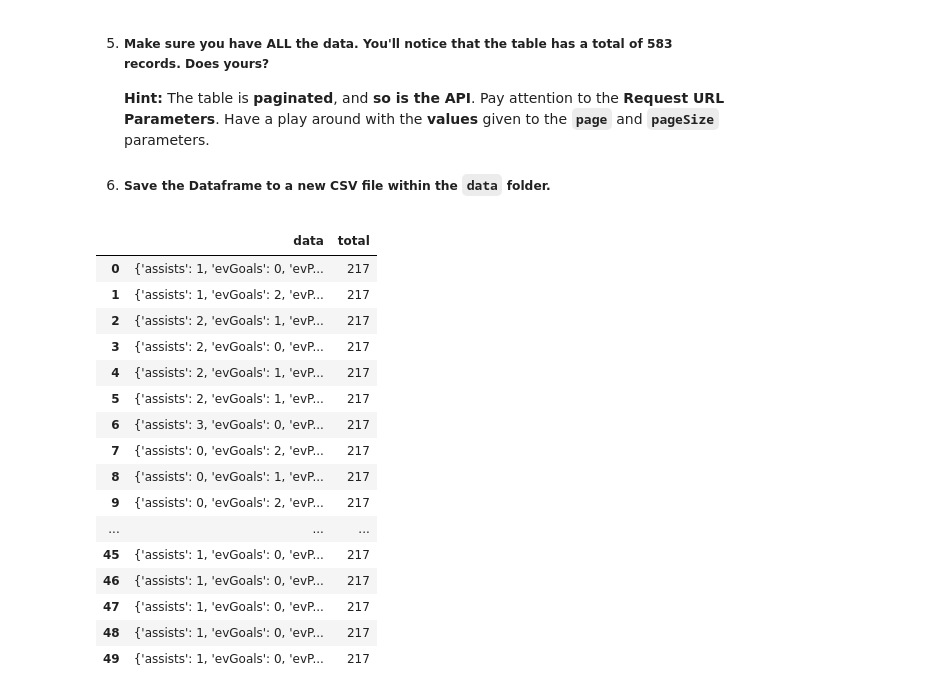
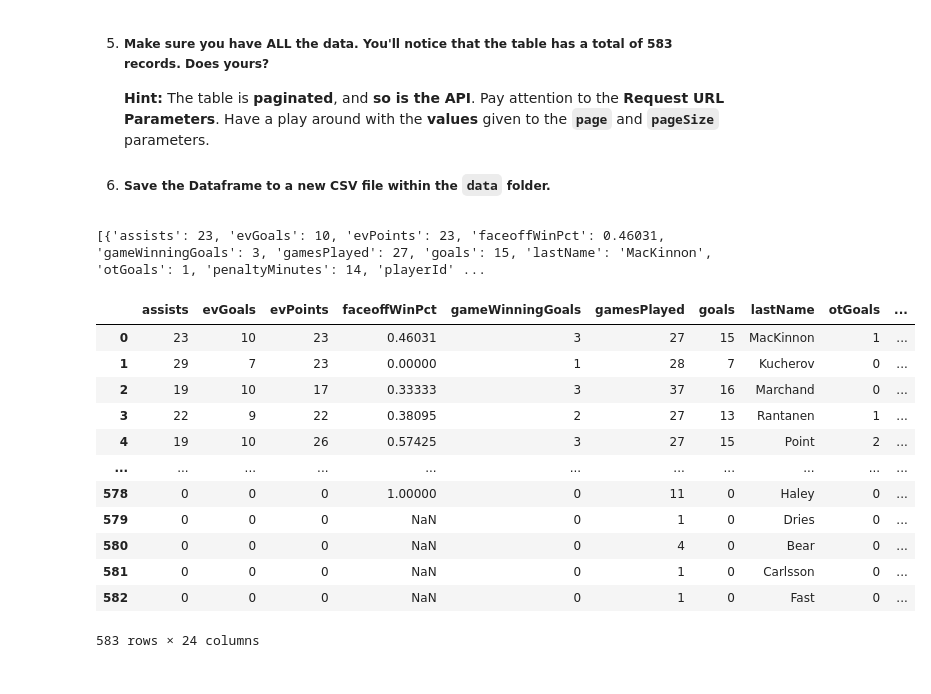
Before and after one commit to EmmaBird/webscraping_challenges, a Jupyter notebook: 2.NHL Stats Challenge/challenge.ipynb, the cells around one changed output. Cells and saved outputs as stored; diff of their text form; code cells hidden in the pictures.

```diff
--- a/2.NHL Stats Challenge/challenge.ipynb
+++ b/2.NHL Stats Challenge/challenge.ipynb
@@ -21,28 +21,48 @@
 # %%
 import requests
 import pandas as pd
+import json
 
-response = requests.get("https://api.nhle.com/stats/rest/en/skater/summary?isAggregate=false&isGame=false&sort=%5B%7B%22property%22:%22points%22,%22direction%22:%22DESC%22%7D,%7B%22property%22:%22goals%22,%22direction%22:%22DESC%22%7D,%7B%22property%22:%22assists%22,%22direction%22:%22DESC%22%7D%5D&start=0&limit=50&factCayenneExp=gamesPlayed%3E=1&cayenneExp=gameTypeId=3%20and%20seasonId%3C=20202021%20and%20seasonId%3E=20202021").json()
+# response = requests.get("https://api.nhle.com/stats/rest/en/skater/summary?start=101&limit=100").json()
 
-pd.DataFrame.from_dict(response, orient='columns')
+# x = response["data"]
+# pd.DataFrame.from_dict(x)
+# # # # # print(json.dumps(x, indent=4, sort_keys=True))
+
+pages = 0
+
+nhl_data = []
+while pages<583:
+    response = requests.get(f"https://api.nhle.com/stats/rest/en/skater/summary?isAggregate=true&isGame=false&sort=%5B%7B%22property%22:%22points%22,%22direction%22:%22DESC%22%7D,%7B%22property%22:%22goals%22,%22direction%22:%22DESC%22%7D,%7B%22property%22:%22assists%22,%22direction%22:%22DESC%22%7D%5D&start={pages}&limit=100&factCayenneExp=gamesPlayed%3E=1&cayenneExp=gameTypeId=3%20and%20seasonId%3C=20192020%20and%20seasonId%3E=20182019").json()
+    for item in response['data']:
+        nhl_data.append(item)
+    pages+=100
+
+print(nhl_data)
+
+df = pd.DataFrame(nhl_data)
+df
+
+
+# df to csv
+# with open('./data/jj_data_file.json', 'w') as file:
+#     jj_data_file = json.dumps(jj_data)
+#     file.write(jj_data_file)
 # %% [output]
+[{'assists': 23, 'evGoals': 10, 'evPoints': 23, 'faceoffWinPct': 0.46031, 'gameWinningGoals': 3, 'gamesPlayed': 27, 'goals': 15, 'lastName': 'MacKinnon', 'otGoals': 1, 'penaltyMinutes': 14, 'playerId' ...
-|  | data | total |
-| 0 | {'assists': 1, 'evGoals': 0, 'evP... | 217 |
-| 1 | {'assists': 1, 'evGoals': 2, 'evP... | 217 |
-| 2 | {'assists': 2, 'evGoals': 1, 'evP... | 217 |
-| 3 | {'assists': 2, 'evGoals': 0, 'evP... | 217 |
-| 4 | {'assists': 2, 'evGoals': 1, 'evP... | 217 |
-| 5 | {'assists': 2, 'evGoals': 1, 'evP... | 217 |
-| 6 | {'assists': 3, 'evGoals': 0, 'evP... | 217 |
-| 7 | {'assists': 0, 'evGoals': 2, 'evP... | 217 |
-| 8 | {'assists': 0, 'evGoals': 1, 'evP... | 217 |
-| 9 | {'assists': 0, 'evGoals': 2, 'evP... | 217 |
-| ... | ... | ... |
-| 45 | {'assists': 1, 'evGoals': 0, 'evP... | 217 |
-| 46 | {'assists': 1, 'evGoals': 0, 'evP... | 217 |
-| 47 | {'assists': 1, 'evGoals': 0, 'evP... | 217 |
-| 48 | {'assists': 1, 'evGoals': 0, 'evP... | 217 |
-| 49 | {'assists': 1, 'evGoals': 0, 'evP... | 217 |
+|  | assists | evGoals | evPoints | faceoffWinPct | gameWinningGoals | gamesPlayed | goals | lastName | otGoals | ... |
+| 0 | 23 | 10 | 23 | 0.46031 | 3 | 27 | 15 | MacKinnon | 1 | ... |
+| 1 | 29 | 7 | 23 | 0.00000 | 1 | 28 | 7 | Kucherov | 0 | ... |
+| 2 | 19 | 10 | 17 | 0.33333 | 3 | 37 | 16 | Marchand | 0 | ... |
+| 3 | 22 | 9 | 22 | 0.38095 | 2 | 27 | 13 | Rantanen | 1 | ... |
+| 4 | 19 | 10 | 26 | 0.57425 | 3 | 27 | 15 | Point | 2 | ... |
+| ... | ... | ... | ... | ... | ... | ... | ... | ... | ... | ... |
+| 578 | 0 | 0 | 0 | 1.00000 | 0 | 11 | 0 | Haley | 0 | ... |
+| 579 | 0 | 0 | 0 | NaN | 0 | 1 | 0 | Dries | 0 | ... |
+| 580 | 0 | 0 | 0 | NaN | 0 | 4 | 0 | Bear | 0 | ... |
+| 581 | 0 | 0 | 0 | NaN | 0 | 1 | 0 | Carlsson | 0 | ... |
+| 582 | 0 | 0 | 0 | NaN | 0 | 1 | 0 | Fast | 0 | ... |
+583 rows × 24 columns
 # %% [markdown]
 <a style='text-decoration:none;line-height:16px;display:flex;color:#5B5B62;padding:10px;justify-content:end;' href='https://deepnote.com?utm_source=created-in-deepnote-cell&projectId=06e3b3a6-f418-4676-af98-f6f17c6cc9f2' target="_blank">
 <img alt='Created in deepnote.com' style='display:inline;max-height:16px;margin:0px;margin-right:7.5px;' src='embedded-picture-1' > </img>
```
Also changed, not shown: 5 other files.
